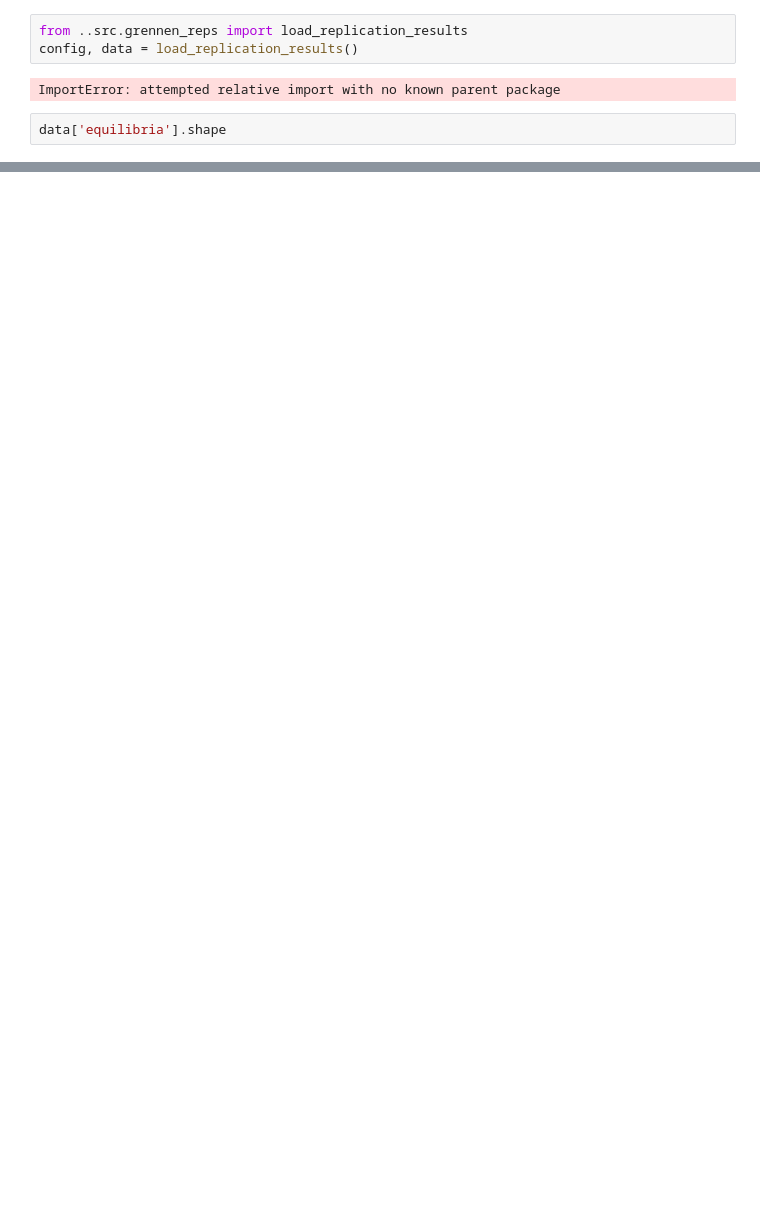
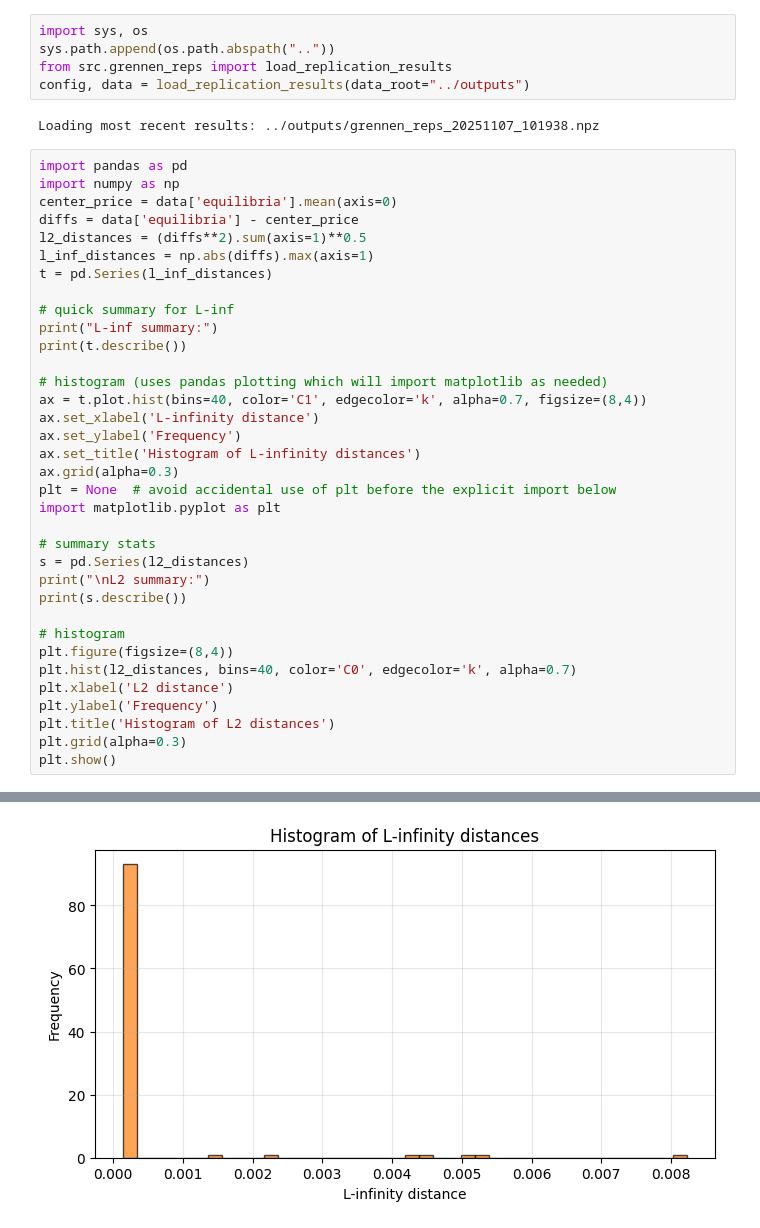
Before and after one commit to MoeenNehzati/nash_in_nash_GD, a Jupyter notebook: analysis/analysis.ipynb, the cells around one changed output, grey strips where cells are left out. Cells and saved outputs as stored; diff of their text form; blank space fills up the shorter version.

```diff
--- a/analysis/analysis.ipynb
+++ b/analysis/analysis.ipynb
@@ -1,8 +22,43 @@
 # %%
-from ..src.grennen_reps import load_replication_results
-config, data = load_replication_results()
+import sys, os
+sys.path.append(os.path.abspath(".."))
+from src.grennen_reps import load_replication_results
+config, data = load_replication_results(data_root="../outputs")
 # %% [output]
-ImportError: attempted relative import with no known parent package
+Loading most recent results: ../outputs/grennen_reps_20251107_101938.npz
 # %%
-data['equilibria'].shape
+import pandas as pd
+import numpy as np
+center_price = data['equilibria'].mean(axis=0)
+diffs = data['equilibria'] - center_price
+l2_distances = (diffs**2).sum(axis=1)**0.5
+l_inf_distances = np.abs(diffs).max(axis=1)
+t = pd.Series(l_inf_distances)
+
+# quick summary for L-inf
+print("L-inf summary:")
+print(t.describe())
+
+# histogram (uses pandas plotting which will import matplotlib as needed)
+ax = t.plot.hist(bins=40, color='C1', edgecolor='k', alpha=0.7, figsize=(8,4))
+ax.set_xlabel('L-infinity distance')
+ax.set_ylabel('Frequency')
+ax.set_title('Histogram of L-infinity distances')
+ax.grid(alpha=0.3)
+plt = None  # avoid accidental use of plt before the explicit import below
+import matplotlib.pyplot as plt
+
+# summary stats
+s = pd.Series(l2_distances)
+print("\nL2 summary:")
+print(s.describe())
+
+# histogram
+plt.figure(figsize=(8,4))
+plt.hist(l2_distances, bins=40, color='C0', edgecolor='k', alpha=0.7)
+plt.xlabel('L2 distance')
+plt.ylabel('Frequency')
+plt.title('Histogram of L2 distances')
+plt.grid(alpha=0.3)
+plt.show()
 # %% [output]
@@ -9,0 +84 @@ data['equilibria'].shape
+[figure, added]
```
Also changed, not shown: parts of 2 cells of this notebook, 2 other files.
